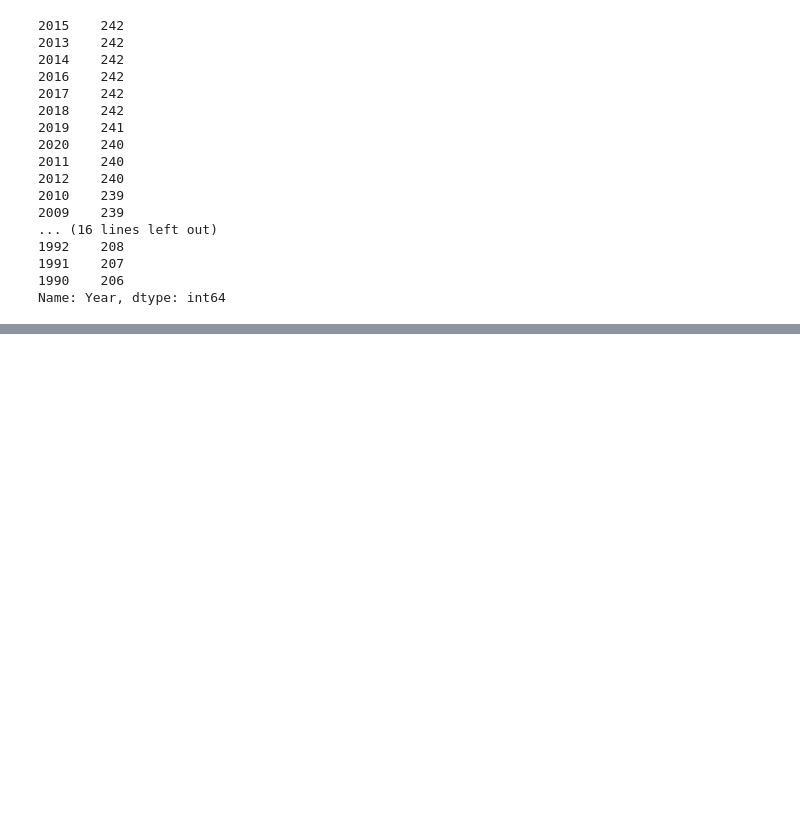
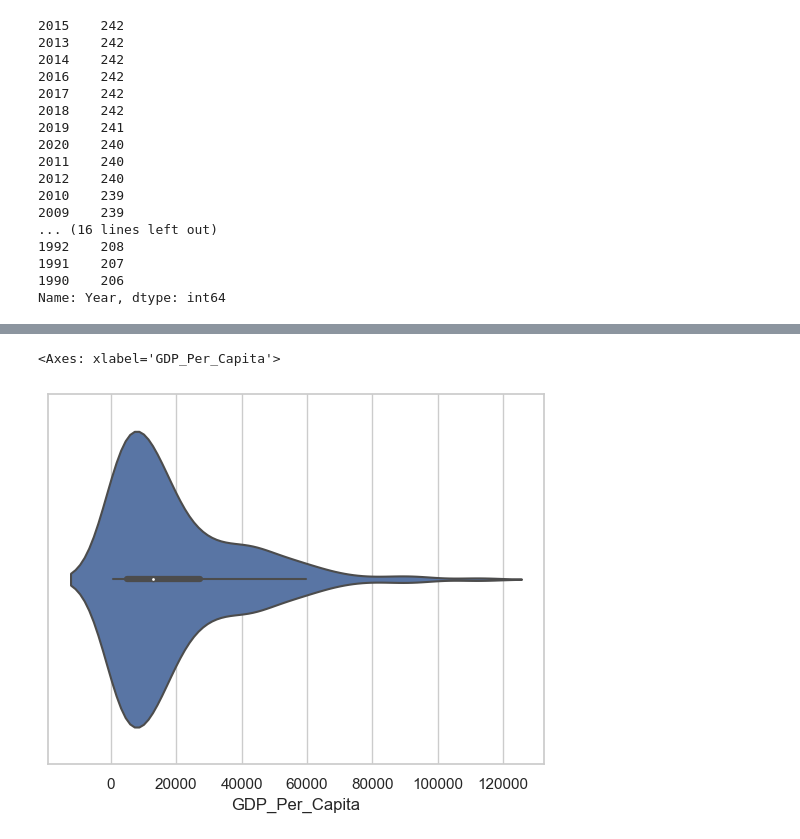
Before and after one commit to NSS-Full-Time-Data-Analytics-11/un-project-JenHall82, a Jupyter notebook: notebooks/un_project.ipynb, the cells around one changed output, grey strips where cells are left out. Cells and saved outputs as stored; diff of their text form; code cells hidden in the pictures; blank space fills up the shorter version.

```diff
--- a/notebooks/un_project.ipynb
+++ b/notebooks/un_project.ipynb
@@ -113,0 +153,5 @@ gdp_df = sns.load_dataset('iris')
+# %%
+sns.violinplot(data=year_2020, x="GDP_Per_Capita")
+# %% [output]
+<Axes: xlabel='GDP_Per_Capita'>
+[figure, added]
```
Also changed, not shown: parts of 23 cells of this notebook.
